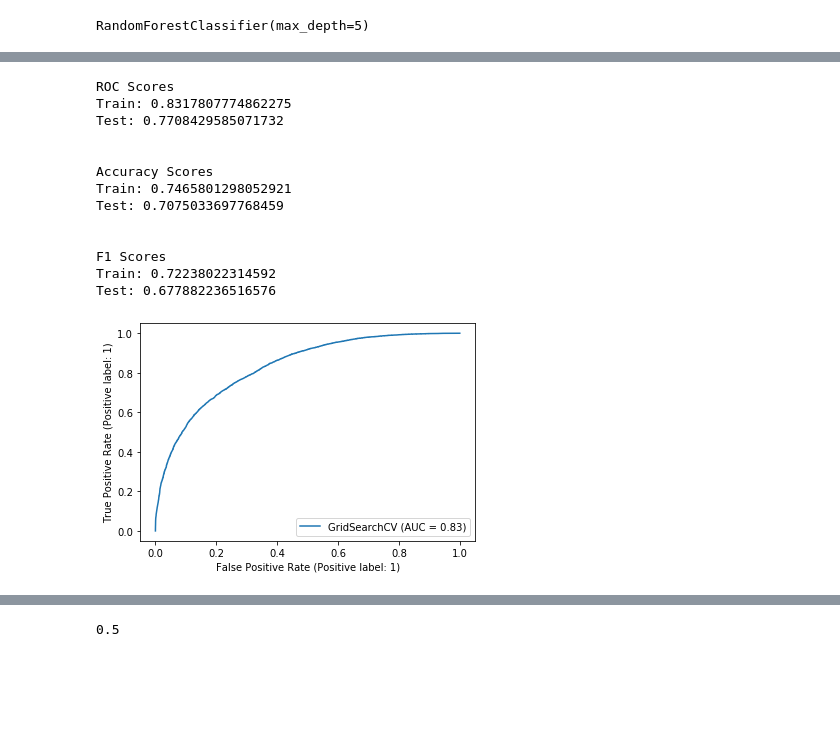
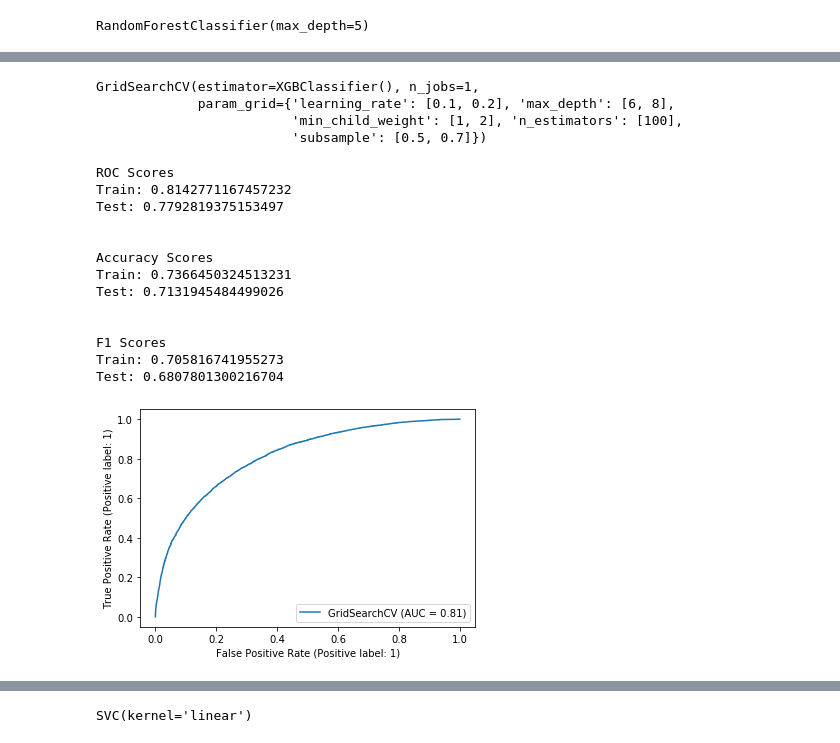
Before and after one commit to lilisbeit/Targeted-Flu-Vaccination-Outreach, a Jupyter notebook: main-notebook.ipynb, the cells around one changed output, grey strips where cells are left out. Drawn from its saved outputs; the diff is of its cells as text; code cells hidden in the pictures; blank space fills up the shorter version.

```diff
--- a/main-notebook.ipynb
+++ b/main-notebook.ipynb
@@ -1004,0 +1079,13 @@ RandomForestClassifier(max_depth=5)
+# %%
+rf_param_grid = {'n_estimators': [50, 100, 150],
+                 'criterion': ['gini', 'entropy'],
+                 'max_depth': [6, 10, 14],
+                 'min_samples_leaf': [3, 6, 9],
+                'min_samples_split': [5, 10, 15]}
+
+rf_grid_search = GridSearchCV(forest, rf_param_grid, cv=3)
+rf_grid_search.fit(X_train_nans, y_train)
+
+print(f"Training Accuracy: {rf_grid_search.best_score_ :.2%}")
+print("")
+print(f"Optimal Parameters: {rf_grid_search.best_params_}")
@@ -1037,0 +1114,5 @@ KeyboardInterrupt:
+# %%
+XGB = XGBClassifier()
+
+# Fit XGBClassifier
+XGB.fit(X_train_nans, y_train)
@@ -1038,17 +1140,33 @@ KeyboardInterrupt:
+# %%
+xgb_param_grid = {
+    'learning_rate': [0.1, 0.2],
+    'max_depth': [6, 8],
+    'min_child_weight': [1, 2],
+    'subsample': [0.5, 0.7],
+    'n_estimators': [100]}
+# %%
+grid_XGB = GridSearchCV(XGB, xgb_param_grid, cv=None, n_jobs=1)
+grid_XGB.fit(X_train_nans, y_train)
+# not better... try different parameters?
+# %% [output]
+GridSearchCV(estimator=XGBClassifier(), n_jobs=1,
+             param_grid={'learning_rate': [0.1, 0.2], 'max_depth': [6, 8],
+                         'min_child_weight': [1, 2], 'n_estimators': [100],
+                         'subsample': [0.5, 0.7]})
 # %%
-ut.eval_tree(X_train_nans, X_test_nans, y_train, y_test, rf_grid_search)
+ut.eval_model(X_train_nans, X_test_nans, y_train, y_test, grid_XGB)
 # %% [output]
 ROC Scores
-Train: 0.8317807774862275
-Test: 0.7708429585071732
+Train: 0.8142771167457232
+Test: 0.7792819375153497
 
 
 Accuracy Scores
-Train: 0.7465801298052921
-Test: 0.7075033697768459
+Train: 0.7366450324513231
+Test: 0.7131945484499026
 
 
 F1 Scores
-Train: 0.72238022314592
-Test: 0.677882236516576
+Train: 0.705816741955273
+Test: 0.6807801300216704
-[figure, old version]
+[figure, new version]
@@ -1061,7 +1174,5 @@ y_pred_mode = np.full_like(y_train, fill_value=y_train.mode(), dtype=np.double)
-# %%
-roc_auc_score(y_train, y_pred_mean)
-roc_auc_score(y_train, y_pred_mode)
-
-# how do you get a y-score or decision function for this?
-# %% [output]
-0.5
+# %%
+SVM = SVC(kernel='linear')
+SVM.fit(X_train_nans, y_train)
+# %% [output]
+SVC(kernel='linear')
```
Also changed, not shown: parts of 43 cells of this notebook, 1 other file.
